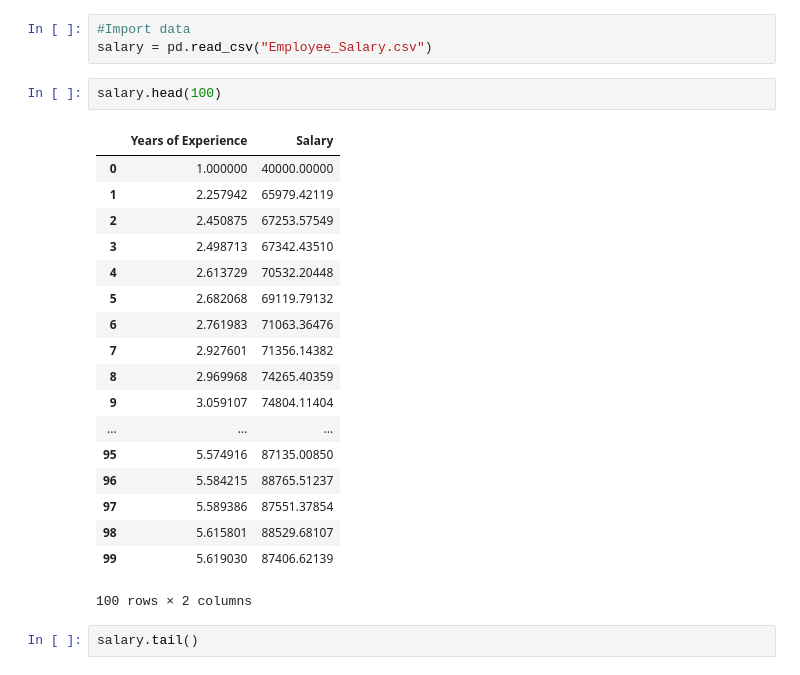
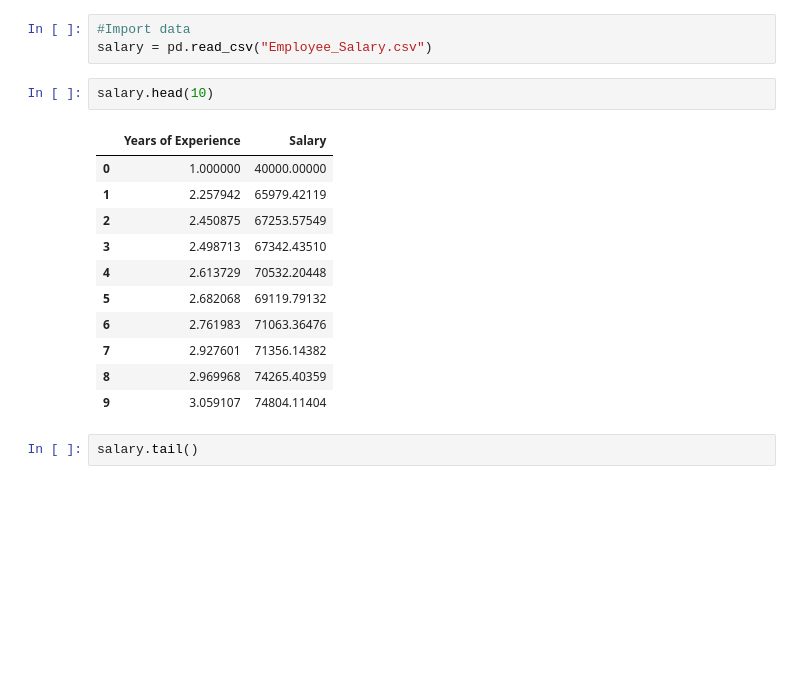
Before and after one commit to kwakyebrilliant/Polynomial-Regression, a Jupyter notebook: Polynomial Regression-Predict Salary based on Experience.ipynb, the cells around one changed output. Drawn from its saved outputs; the diff is of its cells as text; blank space fills up the shorter version.

Commit message:
visualizing the head of the data

```diff
--- a/Polynomial Regression-Predict Salary based on Experience.ipynb
+++ b/Polynomial Regression-Predict Salary based on Experience.ipynb
@@ -23,26 +23,19 @@ import seaborn as sns
 #Import data
 salary = pd.read_csv("Employee_Salary.csv")
 # %%
-salary.head(100)
+salary.head(10)
 # %% [output]
 |  | Years of Experience | Salary |
 | 0 | 1.000000 | 40000.00000 |
 | 1 | 2.257942 | 65979.42119 |
 | 2 | 2.450875 | 67253.57549 |
 | 3 | 2.498713 | 67342.43510 |
 | 4 | 2.613729 | 70532.20448 |
 | 5 | 2.682068 | 69119.79132 |
 | 6 | 2.761983 | 71063.36476 |
 | 7 | 2.927601 | 71356.14382 |
 | 8 | 2.969968 | 74265.40359 |
 | 9 | 3.059107 | 74804.11404 |
-| ... | ... | ... |
-| 95 | 5.574916 | 87135.00850 |
-| 96 | 5.584215 | 88765.51237 |
-| 97 | 5.589386 | 87551.37854 |
-| 98 | 5.615801 | 88529.68107 |
-| 99 | 5.619030 | 87406.62139 |
-100 rows × 2 columns
 # %%
 salary.tail()
 # %% [output]
```
